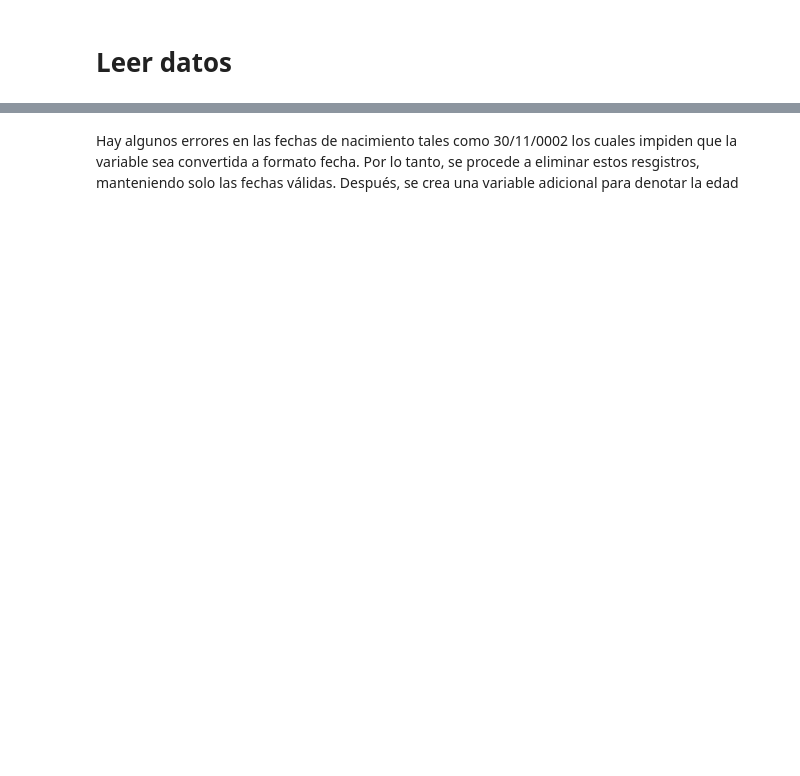
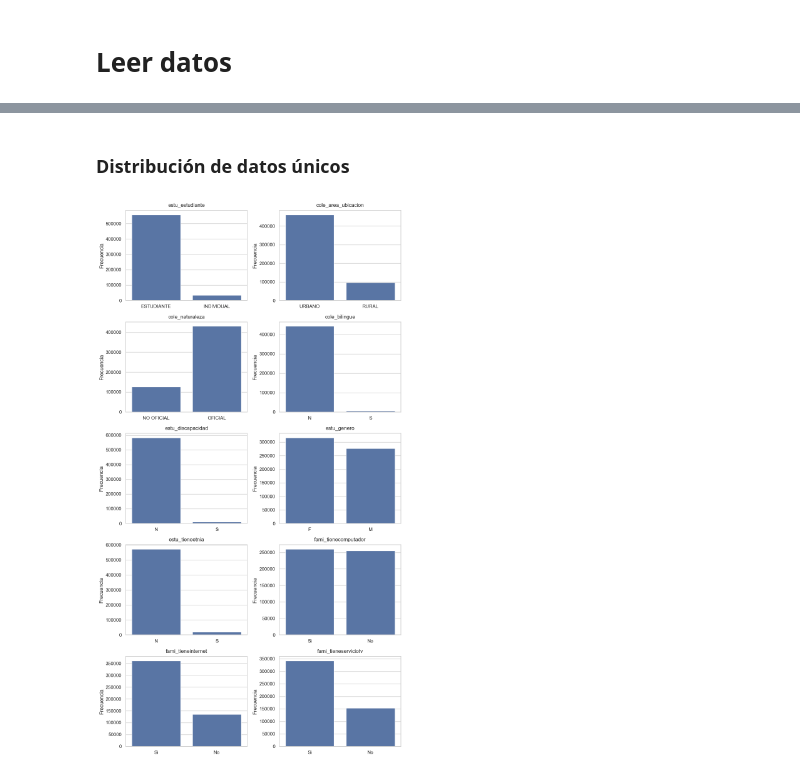
Before and after one commit to sricog/proyecto-final-econometria, a Jupyter notebook: preparar_data.ipynb, the cells around one changed output, grey strips where cells are left out. Saved outputs shown, nothing was run; the diff lists cells and outputs as text; code cells hidden in the pictures; blank space fills up the shorter version.

```diff
--- a/preparar_data.ipynb
+++ b/preparar_data.ipynb
@@ -37,0 +101,4 @@ memory usage: 135.6+ MB
+# %%
+columnas_caracteres = data_subset.select_dtypes(include='object')
+for i in columnas_caracteres:
+    print(i, ":", data_subset[i].unique(), "\n")
@@ -99,7 +238,45 @@ memory usage: 25.4+ MB
-# %% [markdown]
-Hay algunos errores en las fechas de nacimiento tales como 30/11/0002 los cuales impiden que la variable sea convertida a formato fecha.
-Por lo tanto, se procede a eliminar estos resgistros, manteniendo solo las fechas válidas. Después, se crea una variable adicional para denotar la edad
+# %%
+data_convert = data_subset.copy()
+data_convert.fillna({"estu_tieneetnia": "N"}, inplace=True)
+# %%
+var_dicotomicas = ["estu_estudiante", "cole_area_ubicacion", "cole_naturaleza", "cole_bilingue",
+                   "estu_discapacidad", "estu_genero", "estu_tieneetnia",
+                   "fami_tienecomputador", "fami_tieneinternet", "fami_tieneserviciotv"]
+
+var_categoricas = ["cole_caracter", "cole_jornada", "estu_dedicacioninternet", "estu_dedicacionlecturadiaria",
+                  "estu_horassemanatrabaja", "fami_educacionmadre", "fami_educacionpadre", "fami_estratovivienda",
+                  "fami_trabajolabormadre", "fami_trabajolaborpadre"]
 # %%
+def age(born):
+    today = pd.Timestamp("2024-08-11")
+    return today.year - born.year - ((today.month,
+                                      today.day) < (born.month,
+                                                    born.day))
+
 data_convert["estu_fechanacimiento"] = pd.to_datetime(data_convert["estu_fechanacimiento"], format="%d/%m/%Y", errors='coerce')
-data_convert["estu_edad"] = (pd.to_datetime("2024-08-11") - data_convert["estu_fechanacimiento"]).dt.days // 365
-data_convert["estu_edad"] = data_convert["estu_edad"].fillna(-1).astype('int8')
+data_convert.dropna(subset=["estu_fechanacimiento"], inplace=True)
+data_convert["estu_edad"] = data_convert["estu_fechanacimiento"].apply(age)
+data_convert.drop(columns='estu_fechanacimiento', inplace=True)
+data_convert = data_convert[(data_convert["estu_edad"] > 13) & (data_convert["estu_edad"] < 90)]
+# %% [markdown]
+### Distribución de datos únicos
+# %%
+sns.set_theme(style="whitegrid")
+n = len(var_dicotomicas)
+cols = 2
+rows = 5
+
+fig, axes = plt.subplots(rows, cols, figsize=(5*cols, 3.6*rows), sharey=False)
+axes = np.array(axes).reshape(-1)  # vectorizar ejes
+
+for i, var in enumerate(var_dicotomicas):
+    ax = axes[i]
+    sns.countplot(data=data_convert, x=var, ax=ax)
+    ax.set_title(var, pad=8, fontsize=12)
+    ax.set_xlabel("")
+    ax.set_ylabel("Frecuencia")
+
+fig.tight_layout()
+plt.show()
+# %% [output]
+[figure, added]
```
Also changed, not shown: parts of 69 cells of this notebook, 2 other files.
